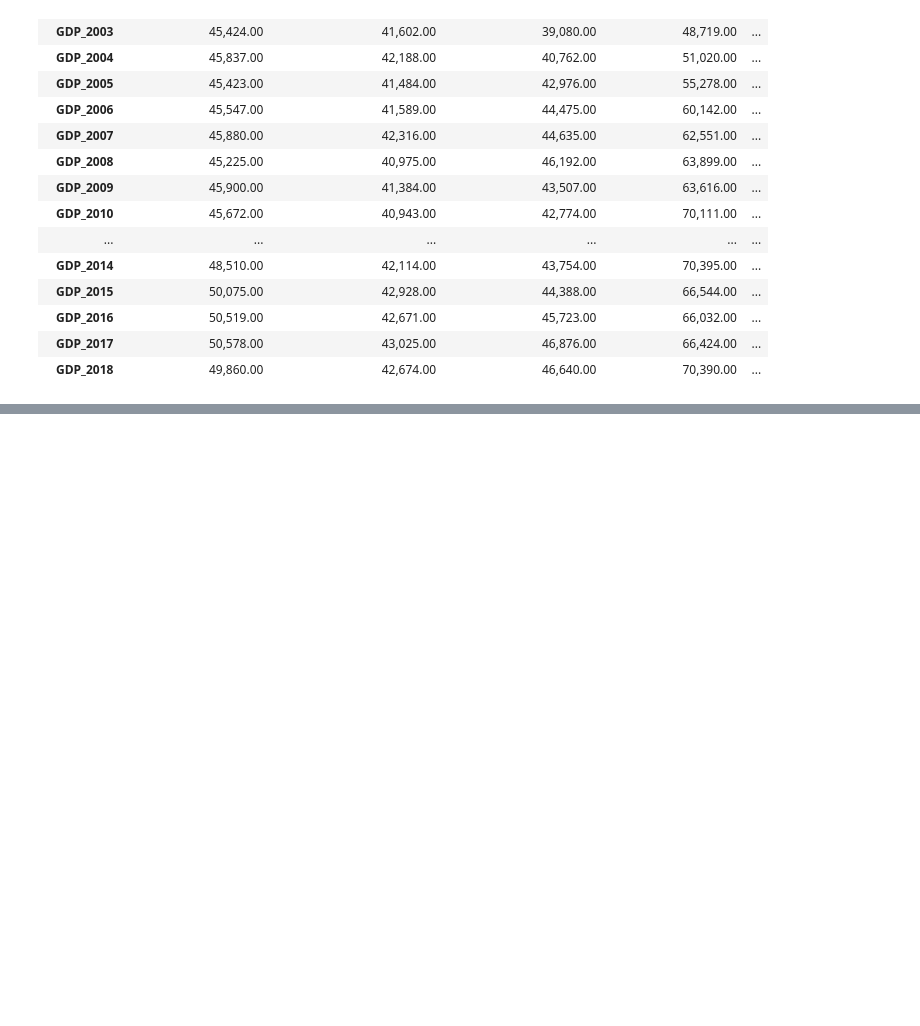
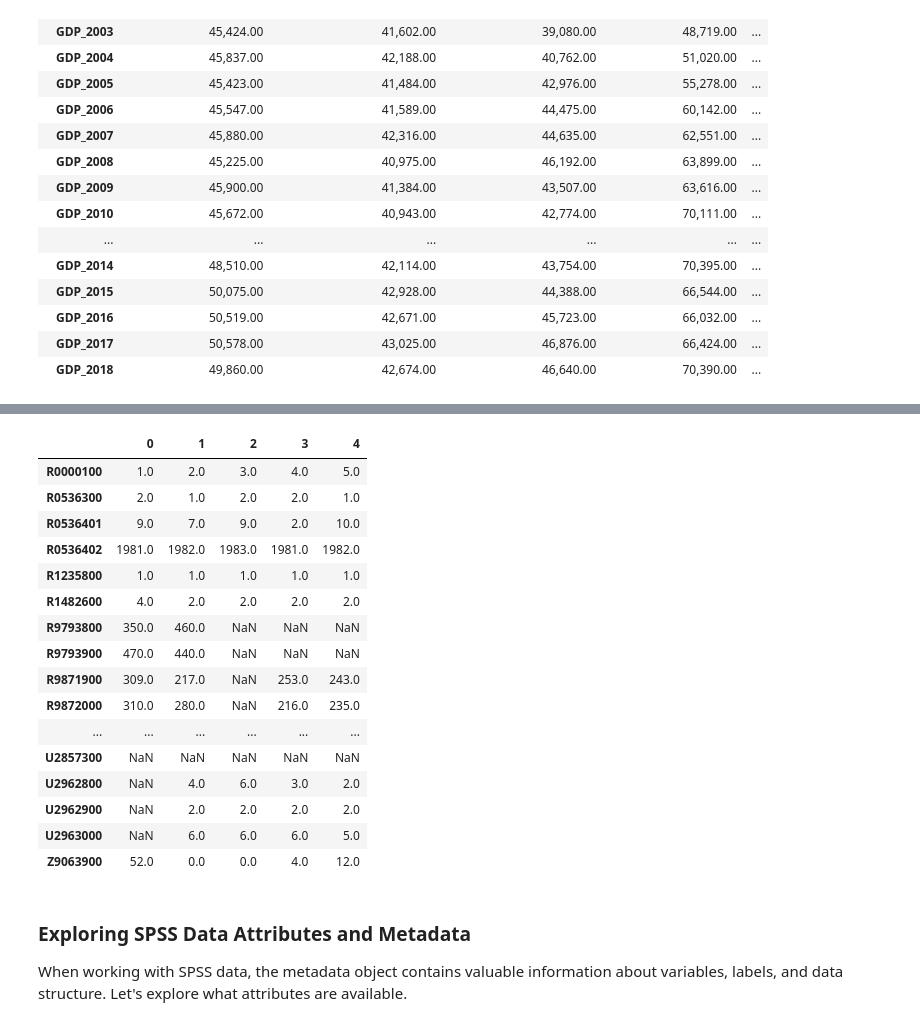
Before and after one commit to TeslimAdeyanju/studynote1-Python-for-Finance-Data-Science-My-Learning-Journey, a Jupyter notebook: 4-python-pandas/4-Pandas_Data_Analysis_cookbook/Data_Cleaning_Portfolio.ipynb, the cells around one changed output, grey strips where cells are left out. Cells and saved outputs as stored; diff of their text form; code cells hidden in the pictures; blank space fills up the shorter version.

```diff
--- a/4-python-pandas/4-Pandas_Data_Analysis_cookbook/Data_Cleaning_Portfolio.ipynb
+++ b/4-python-pandas/4-Pandas_Data_Analysis_cookbook/Data_Cleaning_Portfolio.ipynb
@@ -462,0 +441,2 @@ OperationalError: (20009, b'DB-Lib error message 20009, severity 9:\nUnable to c
+# %%
+nls97spss, metaspss = pyreadstat.read_sav('data/nls97.sav')
@@ -462,0 +463,20 @@ OperationalError: (20009, b'DB-Lib error message 20009, severity 9:\nUnable to c
+# %%
+nls97spss.head().transpose()
+# %% [output]
+|  | 0 | 1 | 2 | 3 | 4 |
+| R0000100 | 1.0 | 2.0 | 3.0 | 4.0 | 5.0 |
+| R0536300 | 2.0 | 1.0 | 2.0 | 2.0 | 1.0 |
+| R0536401 | 9.0 | 7.0 | 9.0 | 2.0 | 10.0 |
+| R0536402 | 1981.0 | 1982.0 | 1983.0 | 1981.0 | 1982.0 |
+| R1235800 | 1.0 | 1.0 | 1.0 | 1.0 | 1.0 |
+| R1482600 | 4.0 | 2.0 | 2.0 | 2.0 | 2.0 |
+| R9793800 | 350.0 | 460.0 | NaN | NaN | NaN |
+| R9793900 | 470.0 | 440.0 | NaN | NaN | NaN |
+| R9871900 | 309.0 | 217.0 | NaN | 253.0 | 243.0 |
+| R9872000 | 310.0 | 280.0 | NaN | 216.0 | 235.0 |
+| ... | ... | ... | ... | ... | ... |
+| U2857300 | NaN | NaN | NaN | NaN | NaN |
+| U2962800 | NaN | 4.0 | 6.0 | 3.0 | 2.0 |
+| U2962900 | NaN | 2.0 | 2.0 | 2.0 | 2.0 |
+| U2963000 | NaN | 6.0 | 6.0 | 6.0 | 5.0 |
+| Z9063900 | 52.0 | 0.0 | 0.0 | 4.0 | 12.0 |
@@ -462,0 +485,4 @@ OperationalError: (20009, b'DB-Lib error message 20009, severity 9:\nUnable to c
+# %% [markdown]
+### Exploring SPSS Data Attributes and Metadata
+
+When working with SPSS data, the metadata object contains valuable information about variables, labels, and data structure. Let's explore what attributes are available.
```
Also changed, not shown: parts of 12 cells of this notebook.
